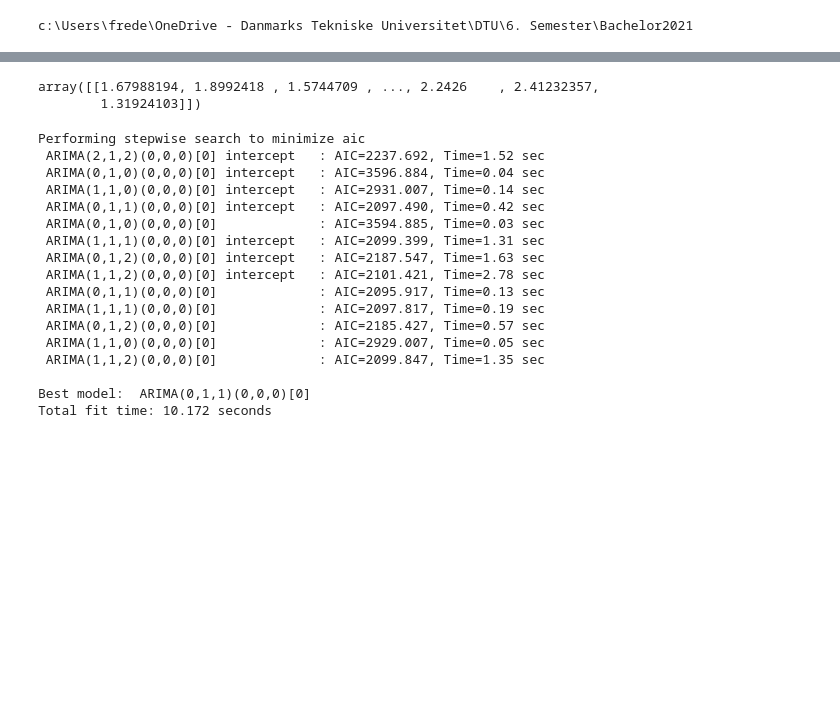
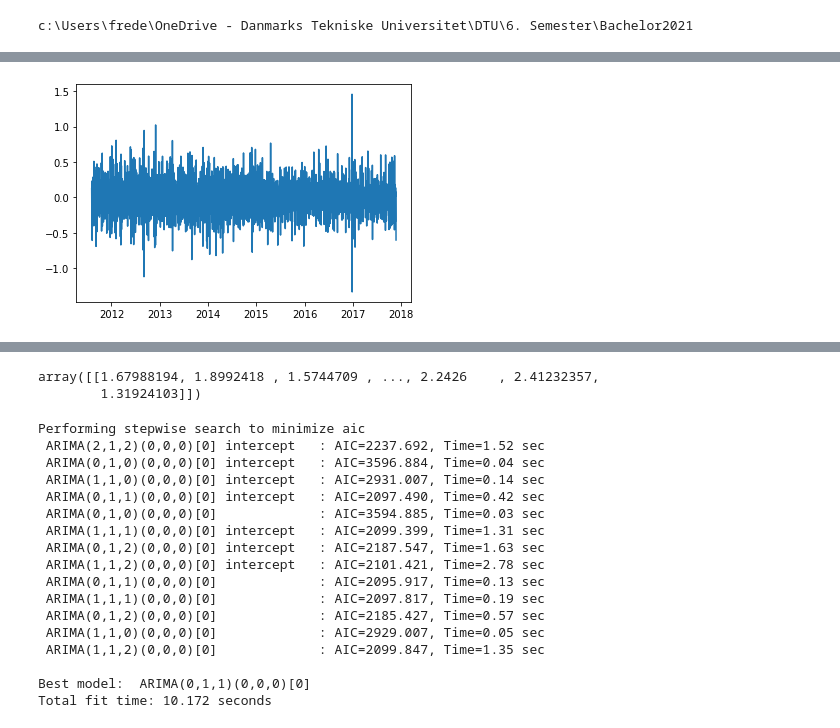
Before and after one commit to Jungar111/Bachelor2021, a Jupyter notebook: Modelling/ArimaTest.ipynb, the cells around one changed output, grey strips where cells are left out. Saved outputs shown, nothing was run; the diff lists cells and outputs as text; code cells hidden in the pictures; blank space fills up the shorter version.

```diff
--- a/Modelling/ArimaTest.ipynb
+++ b/Modelling/ArimaTest.ipynb
@@ -28,3 +81,8 @@ X_train, X_test, y_train, y_test = train_test_split(X, y, test_size=0.25, random
+# %%
+plt.plot(y_train["Energy (kWh)"])
+plt.show()
+# %% [output]
+[figure, added]
 # %%
 y_test.index=y_test["Start Date"]
 y_test = y_test.drop(columns="Start Date")
```
Also changed, not shown: parts of 30 cells of this notebook.
